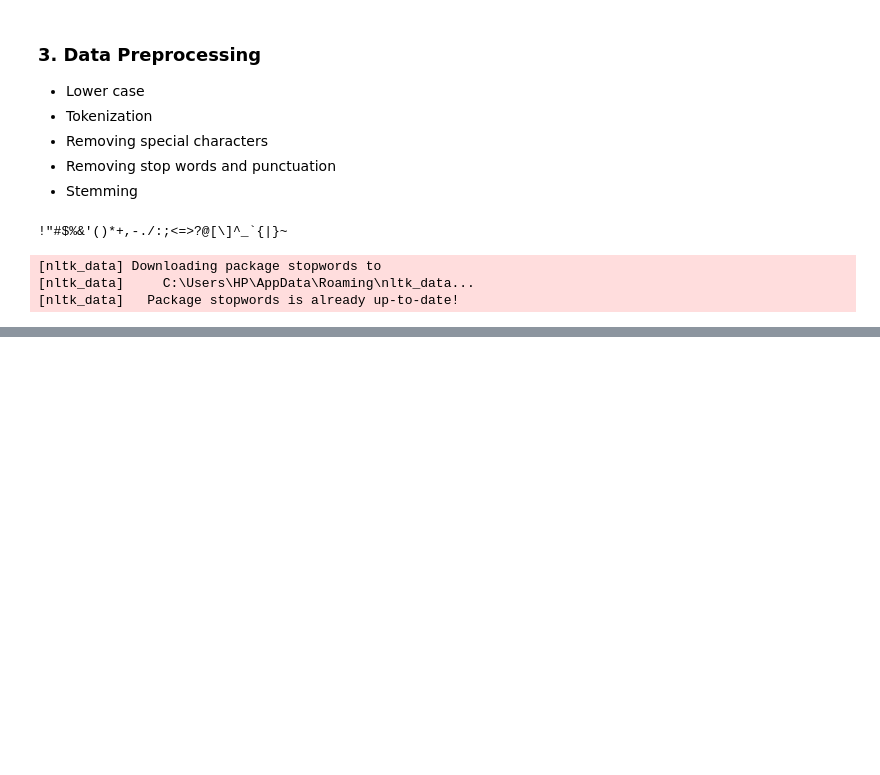
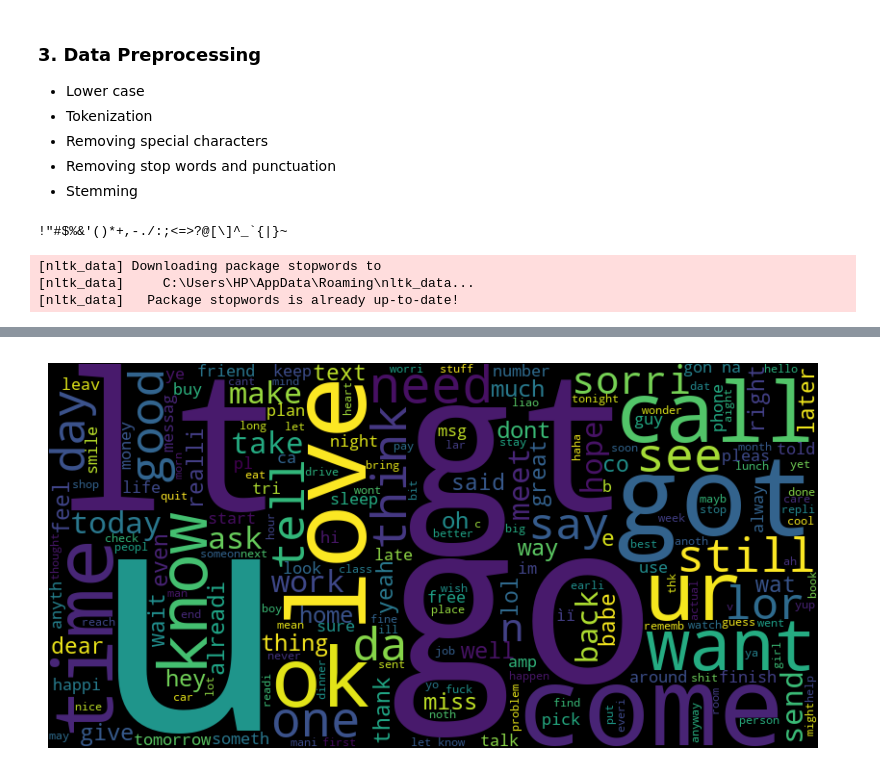
Before and after one commit to Aniket2555/Email-Spam-Classifier, a Jupyter notebook: Main-file.ipynb, the cells around one changed output, grey strips where cells are left out. Cells and saved outputs as stored; diff of their text form; code cells hidden in the pictures; blank space fills up the shorter version.

```diff
--- a/Main-file.ipynb
+++ b/Main-file.ipynb
@@ -315,0 +335,22 @@ from wordcloud import WordCloud
+# %%
+data
+from wordcloud import WordCloud
+import matplotlib.pyplot as plt
+
+# Ensure the WordCloud dimensions are reasonable
+wc = WordCloud(width=800, height=400, min_font_size=10, background_color="black")
+
+# Filter and concatenate texts
+filtered_texts = data.loc[data["Target"] == 0, "transformed_text"]
+concatenated_text = ' '.join([text if isinstance(text, str) else ' '.join(text) for text in filtered_texts])
+
+# Generate the word cloud
+spam_wc = wc.generate(concatenated_text)
+
+# Plot the word cloud
+plt.figure(figsize=(10, 5))
+plt.imshow(spam_wc, interpolation="bilinear")
+plt.axis("off")
+plt.show()
+# %% [output]
+[figure, added]
```
Also changed, not shown: parts of 7 cells of this notebook.
